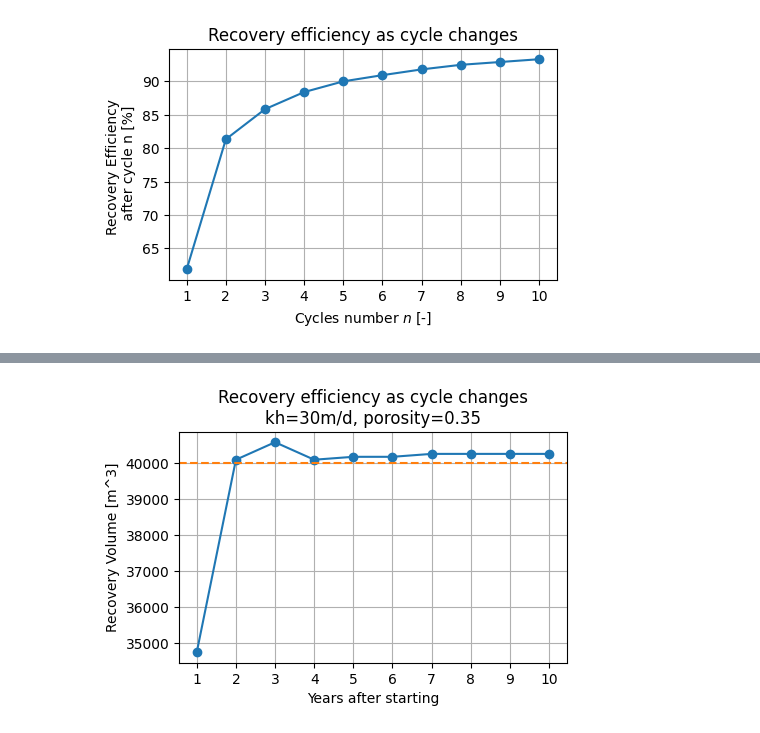
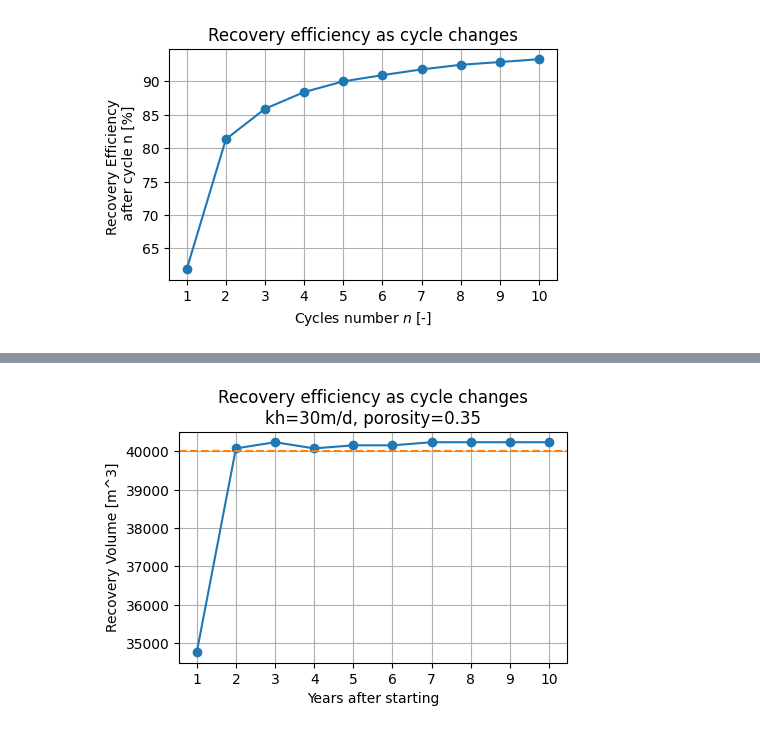
Before and after one commit to Daafip/design-ASR-CEGM2006, a Jupyter notebook: Model/changes_injection_scheme.ipynb, the cells around one changed output, grey strips where cells are left out. Drawn from its saved outputs; the diff is of its cells as text; code cells hidden in the pictures.

```diff
--- a/Model/changes_injection_scheme.ipynb
+++ b/Model/changes_injection_scheme.ipynb
@@ -86,7 +88,7 @@ delt = 0.1 # time step, d
 nstepout = round(tout / delt) # computed number of steps during extraction, integer
 
 # model name and workspace
-modelname = 'modelrad_inj' # name of model
+modelname = 'modelrad_inj3' # name of model
 assert len(modelname) < 16
 gwfname = modelname + 'f' # name of flow model
 gwtname = modelname + 't' # name of transport model
@@ -440,11 +445,11 @@ if run:
     c_store_all = np.zeros((len(cycle_n), nstepin+nstepout,ncol))
     c_arr[0] = np.array([cs] * ncol)
     c_prev = cs
-    # these come from a previous run
-    loss_factor = np.array([1.39032258, 1.22      , 1.17      , 1.12258065, 1.10483871,
+    # these come from a previous run - slightly adjusted
+    loss_factor = np.array([1.39032258, 1.22      , 1.16      , 1.12258065, 1.10483871,
                    1.09354839, 1.08548387, 1.07741935, 1.07258065, 1.06774194]) * 1.01
     lst_Q_in = []
-    for index_cycle in cycle_n:
+    for index_cycle in tqdm(cycle_n):
         # initial condition from prev time period
         gwt_ic = fp.mf6.ModflowGwtic(model=gwt,
                                      strt=c_arr[index_cycle], # initial concentration
@@ -465,7 +470,8 @@ if run:
         sim.write_simulation(silent=True)
         success, _ = sim.run_simulation(silent=True)
         if success == 1:
-            print(f'Model solved successfully for {index_cycle}', end="\r")
+            # print(f'Model solved successfully for {index_cycle}', end="\r")
+            pass
         else:
             print('Solve failed')
             break
@@ -515,20 +535,15 @@ else:
 # %%
-fname = rf"figures/recovery_Q_cycles_kh{k}_npor{npor}.png"
-if run:
-    cycle_n_arr = np.array(cycle_n) + 1
-    rec_eff_arr = np.array(rec_eff_lst)
-    plt.plot(cycle_n_arr,rec_eff_arr * Q_injected_total / 100,marker="o")
-    plt.axhline(Q_d,ls="--",color="C1",label="Design production volume")
-    plt.ylabel("Recovery Volume [m^3]")
-    plt.xlabel(r"Years after starting")
-    plt.title(f"Recovery efficiency as cycle changes\nkh={k}m/d, porosity={npor}")
-    plt.xticks(ticks=cycle_n_arr)
-    plt.grid()
-    plt.savefig(fname,bbox_inches="tight")
-else:
-    img = matplotlib.image.imread(fname)
-    fig, ax = plt.subplots()
-    ax.imshow(img)
-    ax.axis("off")
+plt.figure()
+cycle_n_arr = np.array(cycle_n) + 1
+rec_eff_arr = np.array(rec_eff_lst)
+plt.plot(cycle_n_arr,rec_eff_arr * Q_injected_total / 100,marker="o")
+plt.axhline(Q_d,ls="--",color="C1",label="Design production volume")
+plt.ylabel("Recovery Volume [m^3]")
+plt.xlabel(r"Years after starting")
+plt.title(f"Recovery efficiency as cycle changes\nkh={k}m/d, porosity={npor}")
+plt.xticks(ticks=cycle_n_arr)
+plt.grid()
+plt.savefig(fname,bbox_inches="tight")
+# plt.close()
 # %% [output]
-[figure, old version]
+[figure, new version]
```
Also changed, not shown: parts of 7 cells of this notebook, 42 other files.
